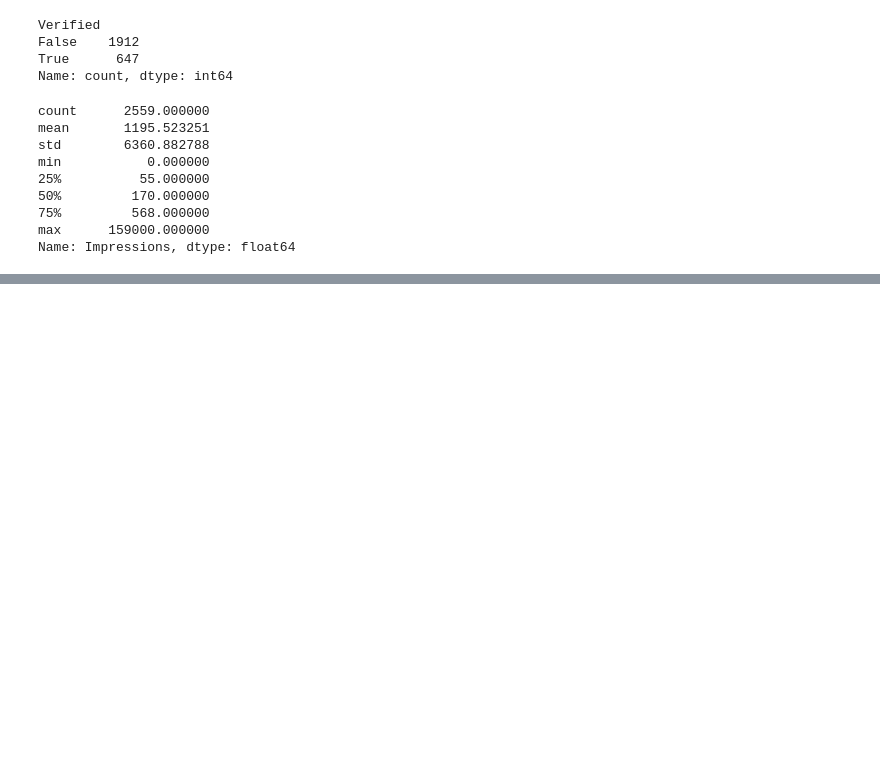
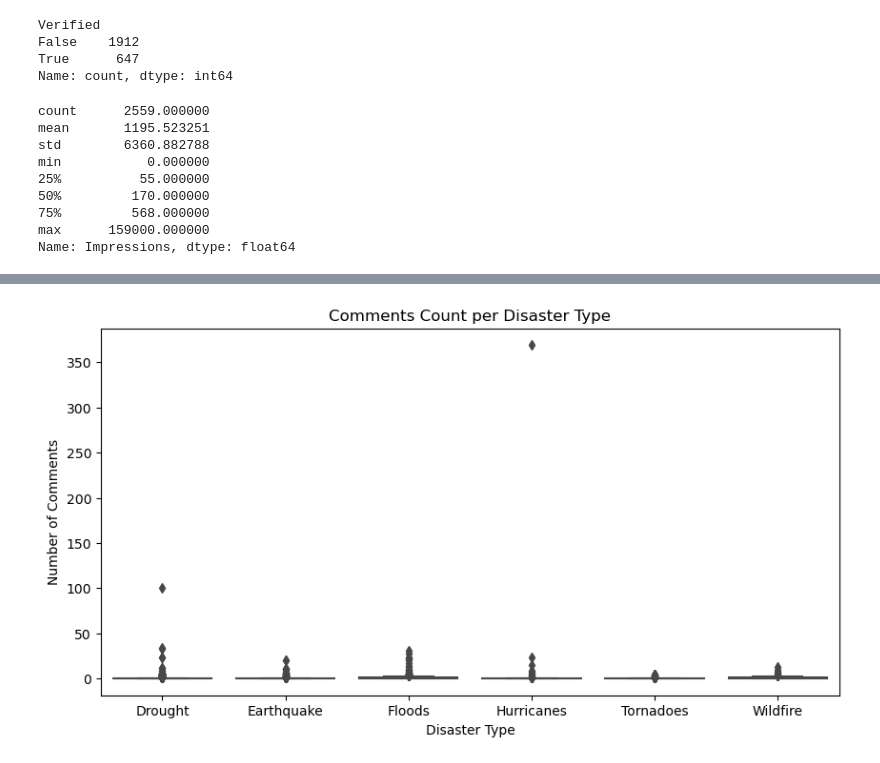
Before and after one commit to NANITH777/Disaster_Prediction_Model, a Jupyter notebook: model.ipynb, the cells around one changed output, grey strips where cells are left out. Saved outputs shown, nothing was run; the diff lists cells and outputs as text; code cells hidden in the pictures; blank space fills up the shorter version.

```diff
--- a/model.ipynb
+++ b/model.ipynb
@@ -81,0 +147,10 @@ Name: Impressions, dtype: float64
+# %%
+plt.figure(figsize=(10, 5))
+sns.boxplot(x='Disaster', y='Comments', data=data, palette='Set1')
+plt.title('Comments Count per Disaster Type')
+plt.xlabel('Disaster Type')
+plt.ylabel('Number of Comments')
+plt.xticks(ticks=range(len(disaster_mapping)), labels=disaster_mapping.keys())
+plt.show()
+# %% [output]
+[figure, added]
```
Also changed, not shown: parts of 10 cells of this notebook.
